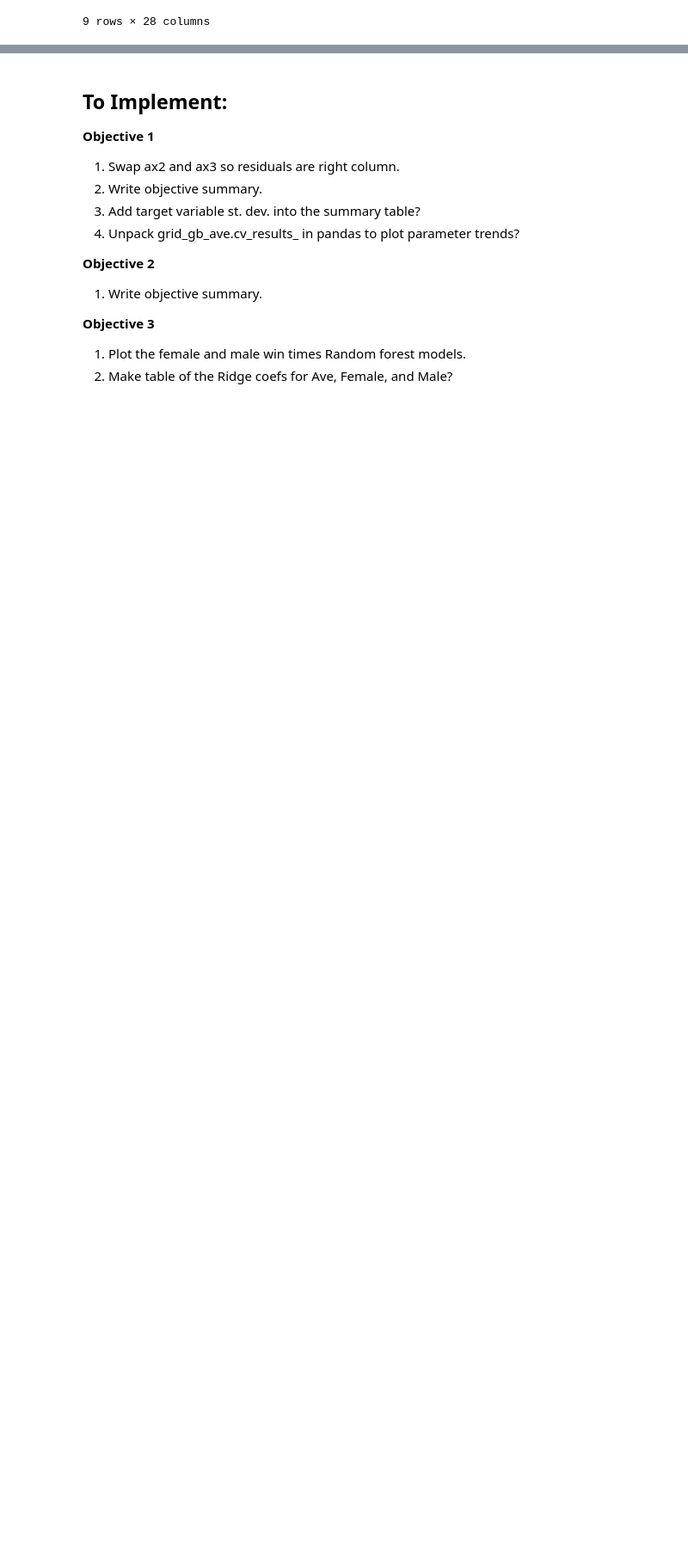
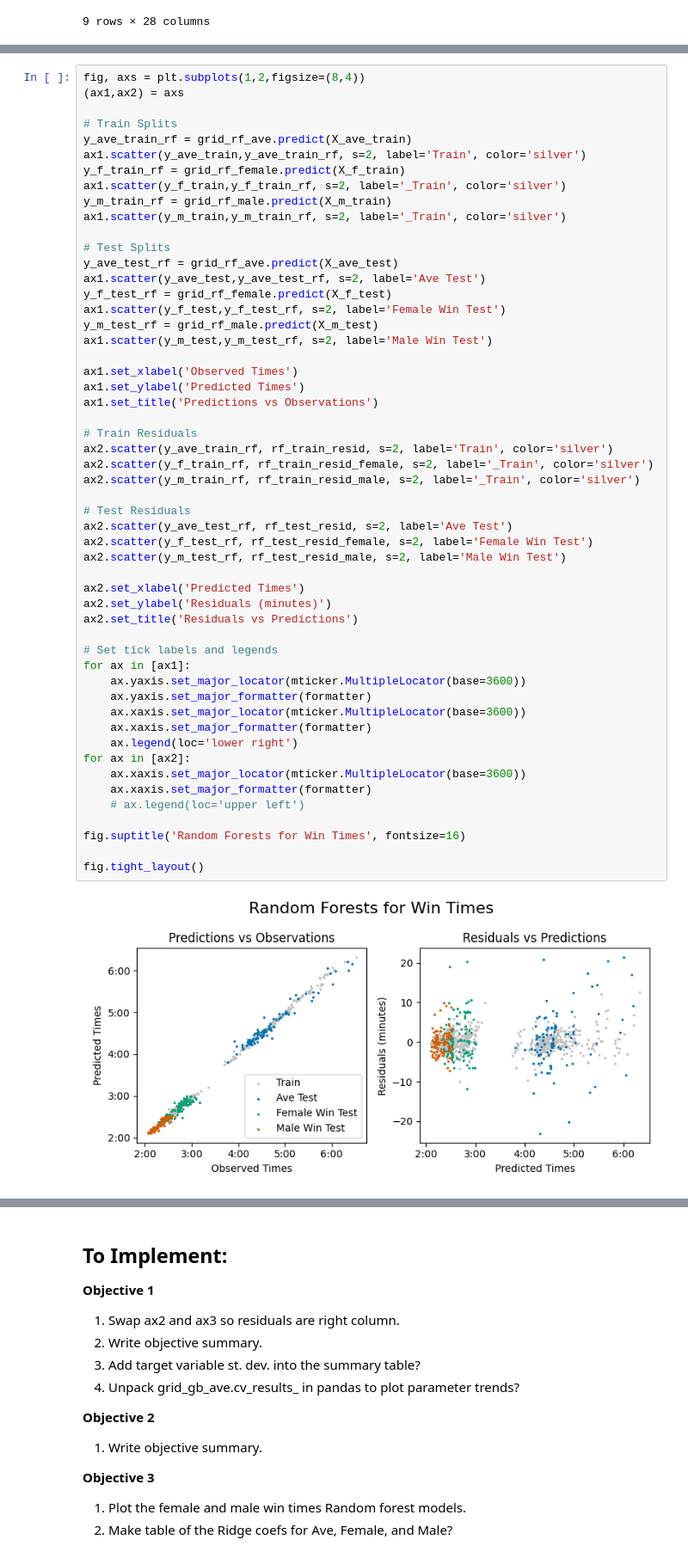
Before and after one commit to michael-p-k/MarathonPredictor, a Jupyter notebook: MarathonPredictor.ipynb, the cells around one changed output, grey strips where cells are left out. Shown at 86% size. Cells and saved outputs as stored; diff of their text form; blank space fills up the shorter version.

```diff
--- a/MarathonPredictor.ipynb
+++ b/MarathonPredictor.ipynb
@@ -923,3 +1049,58 @@ summary_df
+# %%
+fig, axs = plt.subplots(1,2,figsize=(8,4))
+(ax1,ax2) = axs
+
+# Train Splits
+y_ave_train_rf = grid_rf_ave.predict(X_ave_train)
+ax1.scatter(y_ave_train,y_ave_train_rf, s=2, label='Train', color='silver')
+y_f_train_rf = grid_rf_female.predict(X_f_train)
+ax1.scatter(y_f_train,y_f_train_rf, s=2, label='_Train', color='silver')
+y_m_train_rf = grid_rf_male.predict(X_m_train)
+ax1.scatter(y_m_train,y_m_train_rf, s=2, label='_Train', color='silver')
+
+# Test Splits
+y_ave_test_rf = grid_rf_ave.predict(X_ave_test)
+ax1.scatter(y_ave_test,y_ave_test_rf, s=2, label='Ave Test')
+y_f_test_rf = grid_rf_female.predict(X_f_test)
+ax1.scatter(y_f_test,y_f_test_rf, s=2, label='Female Win Test')
+y_m_test_rf = grid_rf_male.predict(X_m_test)
+ax1.scatter(y_m_test,y_m_test_rf, s=2, label='Male Win Test')
+
+ax1.set_xlabel('Observed Times')
+ax1.set_ylabel('Predicted Times')
+ax1.set_title('Predictions vs Observations')
+
+# Train Residuals
+ax2.scatter(y_ave_train_rf, rf_train_resid, s=2, label='Train', color='silver')
+ax2.scatter(y_f_train_rf, rf_train_resid_female, s=2, label='_Train', color='silver')
+ax2.scatter(y_m_train_rf, rf_train_resid_male, s=2, label='_Train', color='silver')
+
+# Test Residuals
+ax2.scatter(y_ave_test_rf, rf_test_resid, s=2, label='Ave Test')
+ax2.scatter(y_f_test_rf, rf_test_resid_female, s=2, label='Female Win Test')
+ax2.scatter(y_m_test_rf, rf_test_resid_male, s=2, label='Male Win Test')
+
+ax2.set_xlabel('Predicted Times')
+ax2.set_ylabel('Residuals (minutes)')
+ax2.set_title('Residuals vs Predictions')
+
+# Set tick labels and legends
+for ax in [ax1]:
+    ax.yaxis.set_major_locator(mticker.MultipleLocator(base=3600))
+    ax.yaxis.set_major_formatter(formatter)
+    ax.xaxis.set_major_locator(mticker.MultipleLocator(base=3600))
+    ax.xaxis.set_major_formatter(formatter)
+    ax.legend(loc='lower right')
+for ax in [ax2]:
+    ax.xaxis.set_major_locator(mticker.MultipleLocator(base=3600))
+    ax.xaxis.set_major_formatter(formatter)
+    # ax.legend(loc='upper left')
+
+fig.suptitle('Random Forests for Win Times', fontsize=16)
+
+fig.tight_layout()
+# %% [output]
+[figure, added]
 # %% [markdown]
 ### Summary of Objective 3 Findings:
 
```
Also changed, not shown: parts of 13 cells of this notebook.
